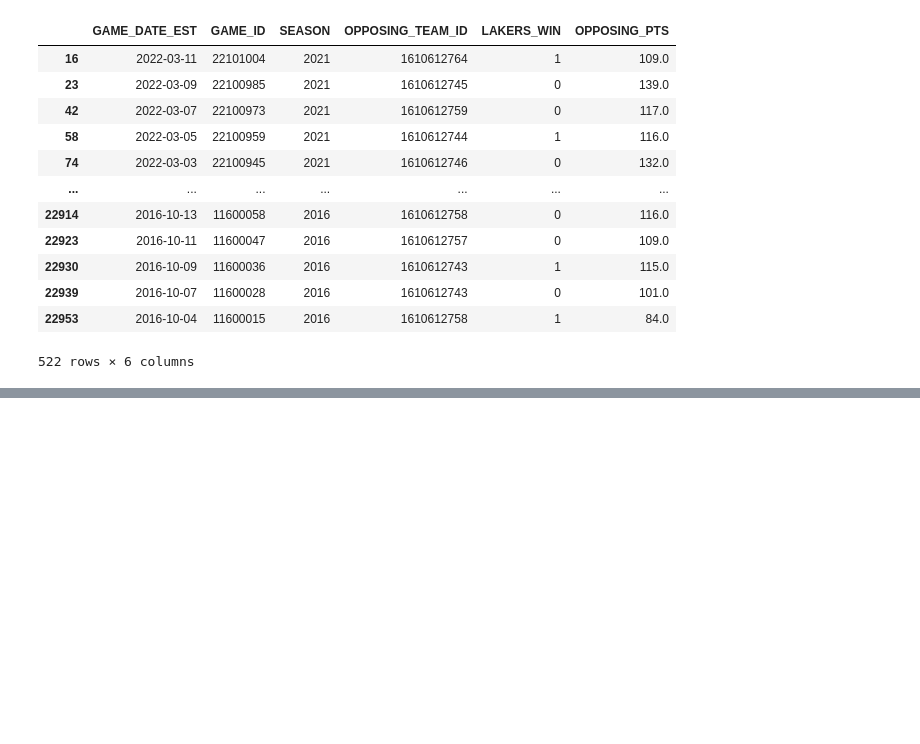
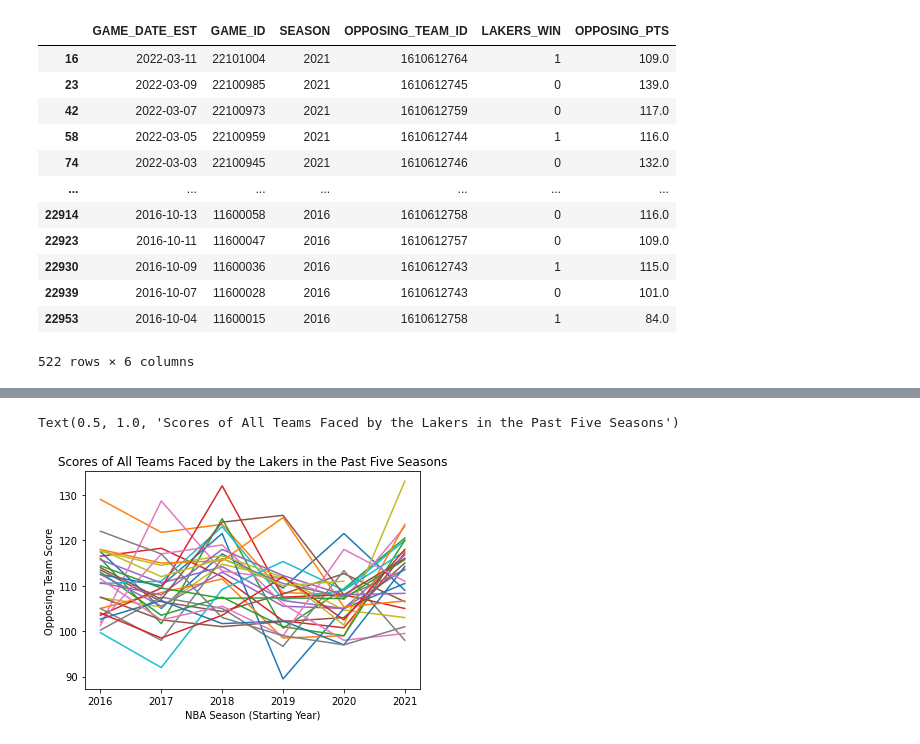
Before and after one commit to andrewyuantw/LakersAnalysis, a Jupyter notebook: Code/Defense.ipynb, the cells around one changed output, grey strips where cells are left out. Cells and saved outputs as stored; diff of their text form; code cells hidden in the pictures; blank space fills up the shorter version.

```diff
--- a/Code/Defense.ipynb
+++ b/Code/Defense.ipynb
@@ -159,0 +197,4 @@ plt.scatter(lose_df["SEASON"], lose_df["OPPOSING_PTS"], color = 'red')
+# %%
+avg_score_df = pd.DataFrame.from_records(team_score_map)
+
+avg_score_df
@@ -159,0 +210,4 @@ plt.scatter(lose_df["SEASON"], lose_df["OPPOSING_PTS"], color = 'red')
+# %%
+year = [2021, 2020, 2019, 2018, 2017, 2016]
+avg_score_df["Year"] = year
+avg_score_df
@@ -159,0 +223,10 @@ plt.scatter(lose_df["SEASON"], lose_df["OPPOSING_PTS"], color = 'red')
+# %%
+for team in teams:
+    plt.plot(avg_score_df["Year"], avg_score_df[team])
+
+plt.xlabel("NBA Season (Starting Year)")
+plt.ylabel("Opposing Team Score")
+plt.title('Scores of All Teams Faced by the Lakers in the Past Five Seasons')
+# %% [output]
+Text(0.5, 1.0, 'Scores of All Teams Faced by the Lakers in the Past Five Seasons')
+[figure, added]
```
Also changed, not shown: parts of 13 cells of this notebook, 1 other file.
